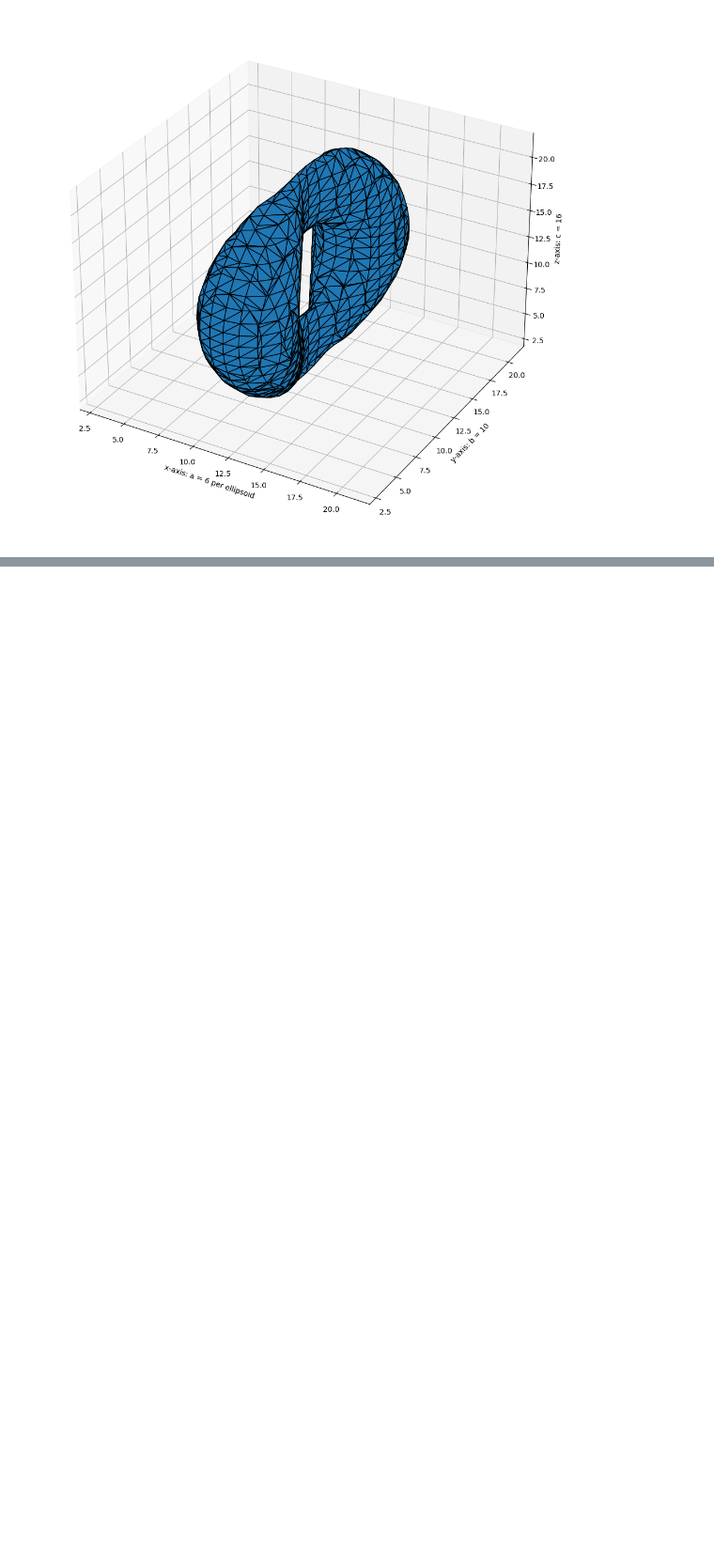
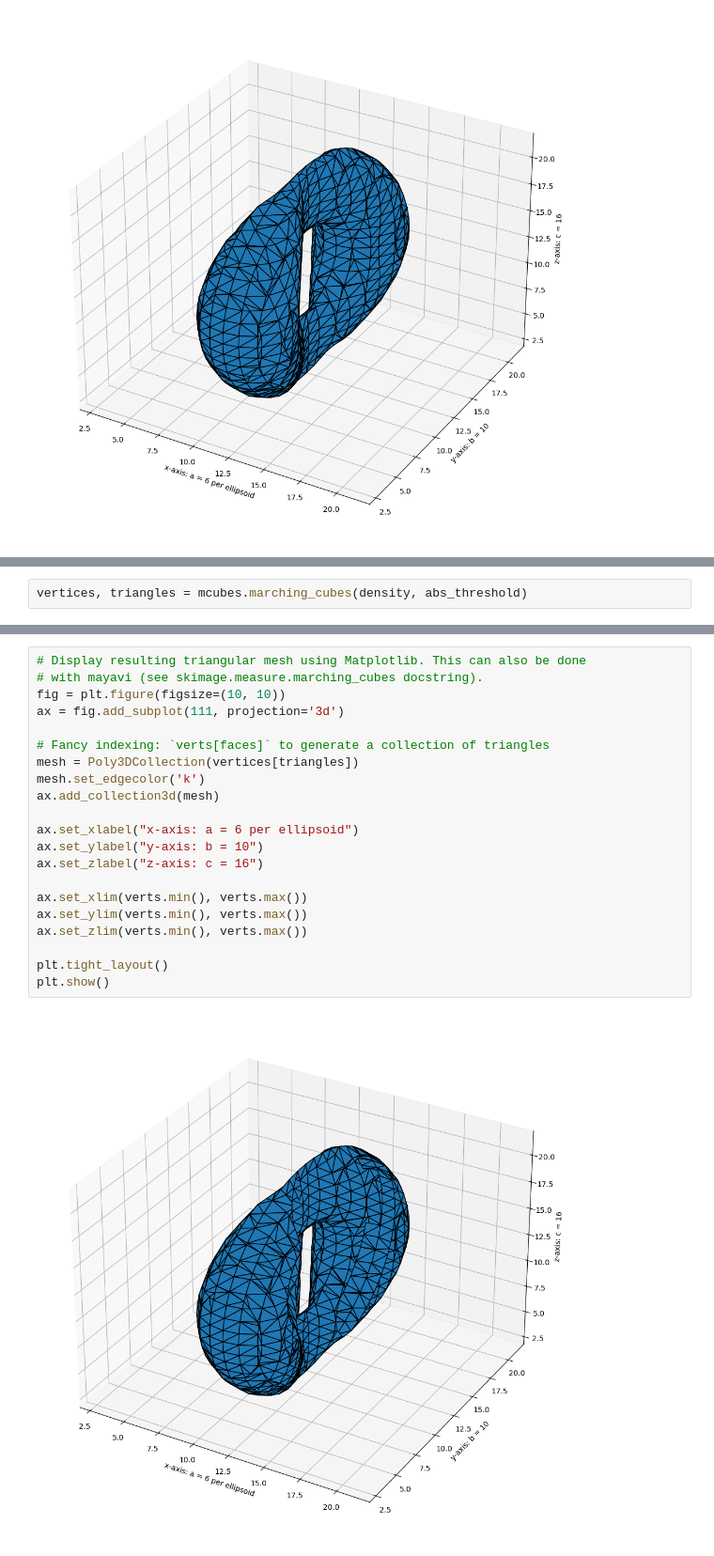
Before and after one commit to patrickwrowe/orbitals, a Jupyter notebook: experiment.ipynb, the cells around one changed output, grey strips where cells are left out. Shown at 94% size. Cells and saved outputs as stored; diff of their text form; blank space fills up the shorter version.

Commit message:
try out pymcubes. It's no better than skimage

```diff
--- a/experiment.ipynb
+++ b/experiment.ipynb
@@ -90,0 +111,2 @@ plt.show()
+# %%
+vertices, triangles = mcubes.marching_cubes(density, abs_threshold)
@@ -90,0 +123,23 @@ plt.show()
+# %%
+# Display resulting triangular mesh using Matplotlib. This can also be done
+# with mayavi (see skimage.measure.marching_cubes docstring).
+fig = plt.figure(figsize=(10, 10))
+ax = fig.add_subplot(111, projection='3d')
+
+# Fancy indexing: `verts[faces]` to generate a collection of triangles
+mesh = Poly3DCollection(vertices[triangles])
+mesh.set_edgecolor('k')
+ax.add_collection3d(mesh)
+
+ax.set_xlabel("x-axis: a = 6 per ellipsoid")
+ax.set_ylabel("y-axis: b = 10")
+ax.set_zlabel("z-axis: c = 16")
+
+ax.set_xlim(verts.min(), verts.max())
+ax.set_ylim(verts.min(), verts.max())
+ax.set_zlim(verts.min(), verts.max())
+
+plt.tight_layout()
+plt.show()
+# %% [output]
+[figure, added]
```
Also changed, not shown: parts of 4 cells of this notebook.
